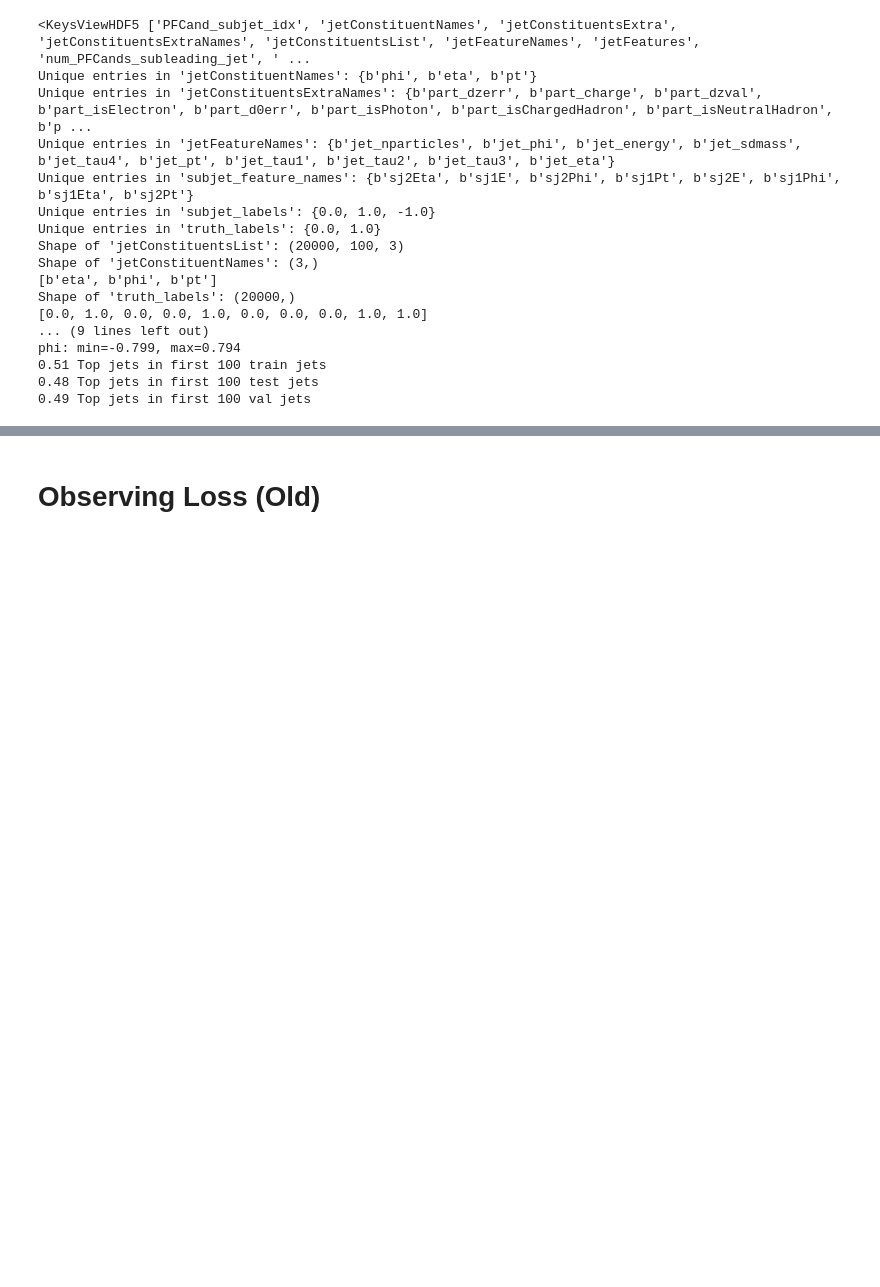
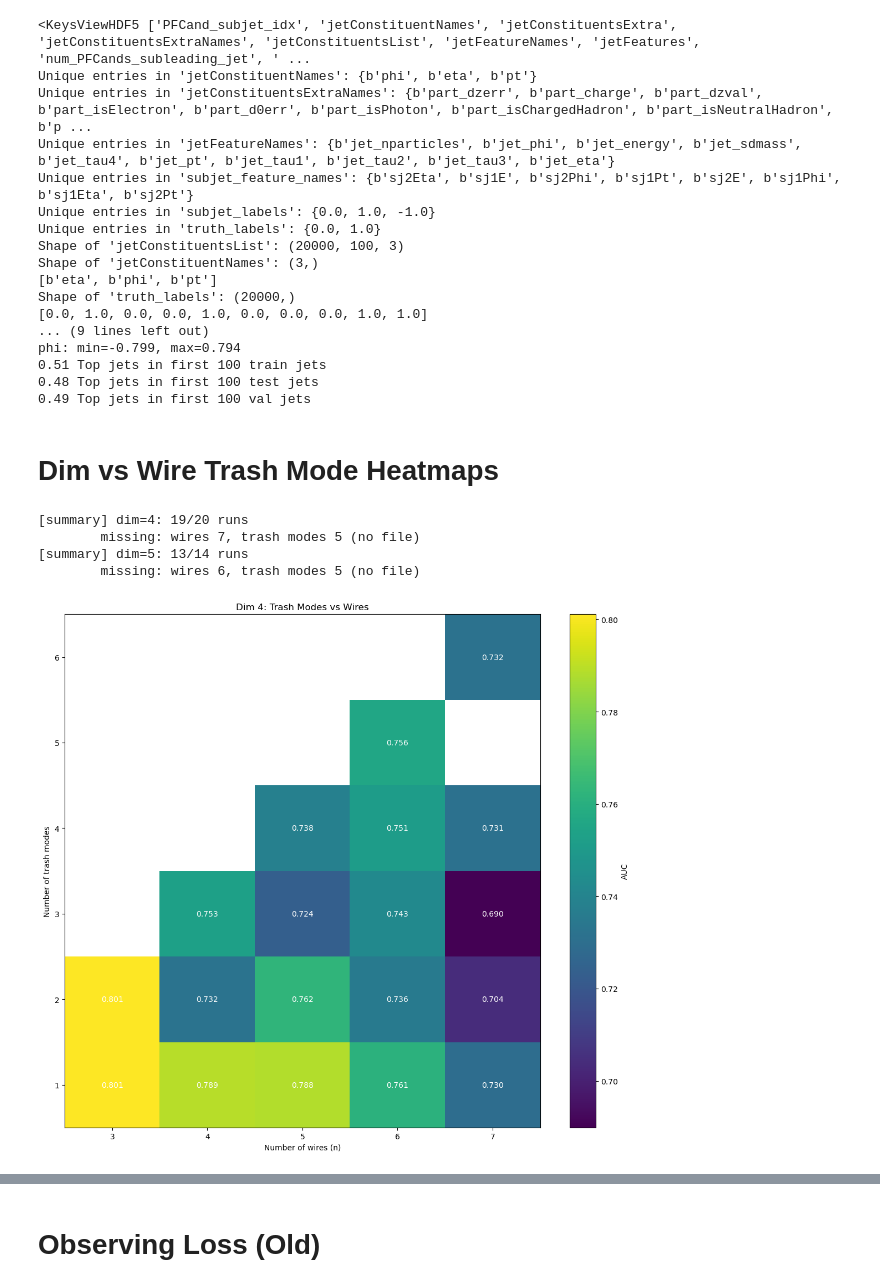
Before and after one commit to Lrozzy/1P1Qm_SF, a Jupyter notebook: sandbox.ipynb, the cells around one changed output, grey strips where cells are left out. Saved outputs shown, nothing was run; the diff lists cells and outputs as text; code cells hidden in the pictures; blank space fills up the shorter version.

Commit message:
Script to evaluate trash mode vs wires for a given dimension, plot looked at in Jupyter Notebook

```diff
--- a/sandbox.ipynb
+++ b/sandbox.ipynb
@@ -108,3 +108,23 @@ phi: min=-0.799, max=0.794
 0.51 Top jets in first 100 train jets
 0.48 Top jets in first 100 test jets
 0.49 Top jets in first 100 val jets
+# %% [markdown]
+# Dim vs Wire Trash Mode Heatmaps
+# %%
+from sf_refactor.analysis_trash_sweep import collect_trash_sweep_matrix, plot_trash_sweep_heatmap
+LOG_DIR = "/rds/general/user/lr1424/home/1P1Qm_SF/sf_refactor/sf_auto_logs/trash_sweep"
+DIM = [4,5]  # change to 5 for the other sweep set
+
+for dim in DIM:
+    # Build the AUC matrix for the chosen dim (prints a summary by default if job files exist)
+    df = collect_trash_sweep_matrix(dim=dim, log_dir=LOG_DIR, debug=False)
+
+    # Plot heatmap
+    fig, ax = plot_trash_sweep_heatmap(df, title=f'Dim {dim}: Trash Modes vs Wires')
+    fig.show()
+# %% [output]
+[summary] dim=4: 19/20 runs
+        missing: wires 7, trash modes 5 (no file)
+[summary] dim=5: 13/14 runs
+        missing: wires 6, trash modes 5 (no file)
+[figure, added]
```
Also changed, not shown: parts of 1 cell of this notebook, 2 other files.
